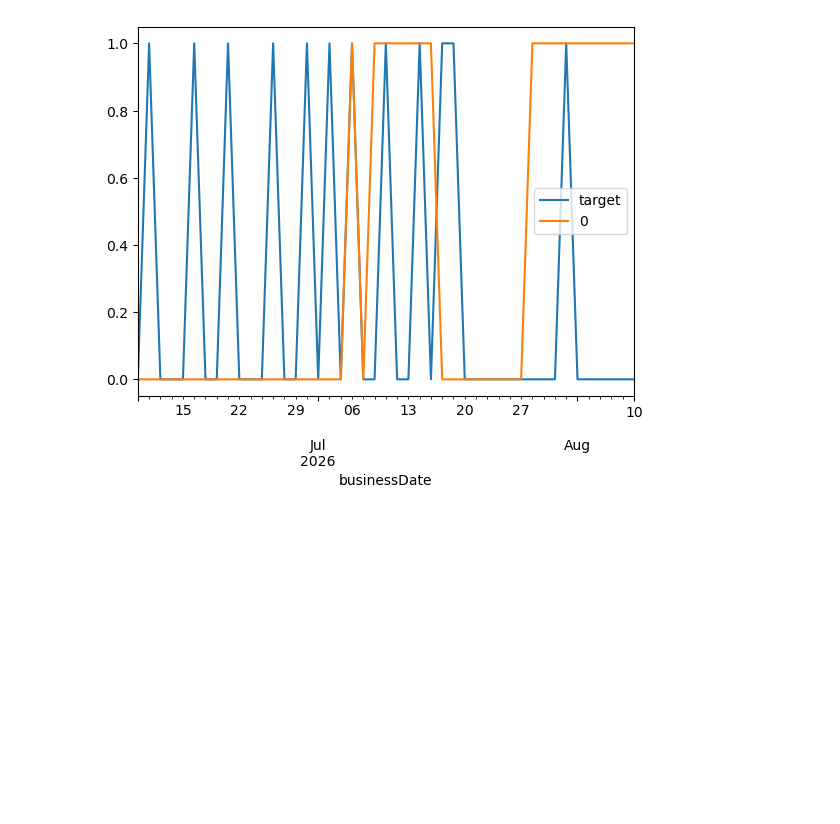
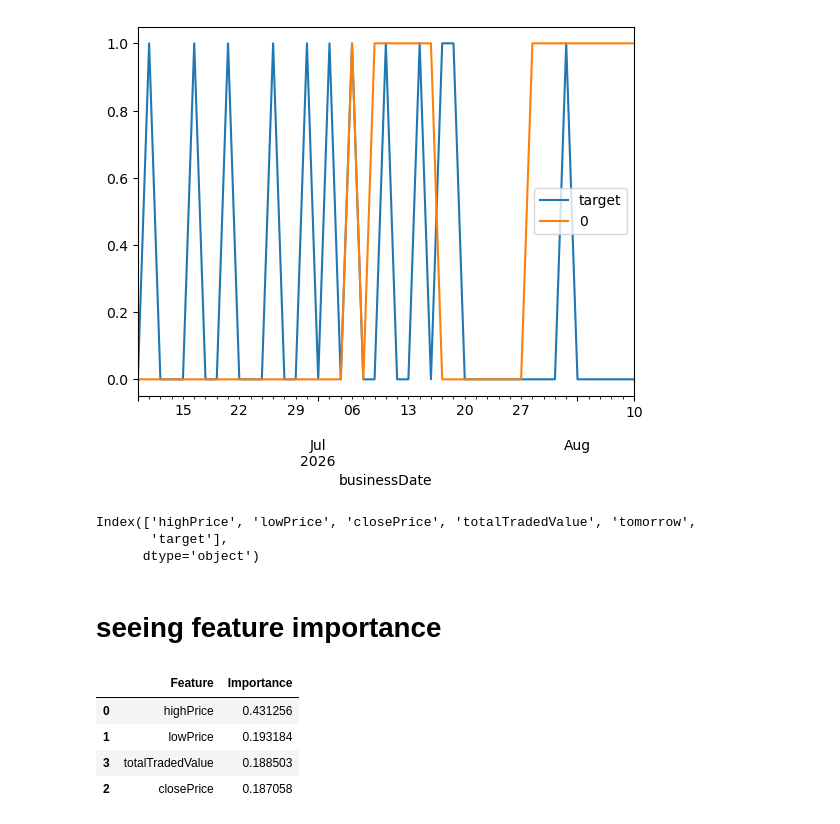
Before and after one commit to shresthanischal7/Stock-Prediction, a Jupyter notebook: main.ipynb, the cells around one changed output. Drawn from its saved outputs; the diff is of its cells as text; code cells hidden in the pictures; blank space fills up the shorter version.

Commit message:
added feature importance

```diff
--- a/main.ipynb
+++ b/main.ipynb
@@ -326,3 +326,29 @@ combined.plot()
 # %% [output]
 <Axes: xlabel='businessDate'>
 [figure]
+# %%
+main_df.columns
+# %% [output]
+Index(['highPrice', 'lowPrice', 'closePrice', 'totalTradedValue', 'tomorrow',
+       'target'],
+      dtype='object')
+# %% [markdown]
+# seeing feature importance
+# %%
+feature_importance = pd.DataFrame({
+    "Feature": main_df[list].columns,
+    "Importance": model.feature_importances_
+})
+
+feature_importance = feature_importance.sort_values(
+    by="Importance",
+    ascending=False
+)
+
+feature_importance
+# %% [output]
+|  | Feature | Importance |
+| 0 | highPrice | 0.431256 |
+| 1 | lowPrice | 0.193184 |
+| 3 | totalTradedValue | 0.188503 |
+| 2 | closePrice | 0.187058 |
```
Also changed, not shown: parts of 3 cells of this notebook.
